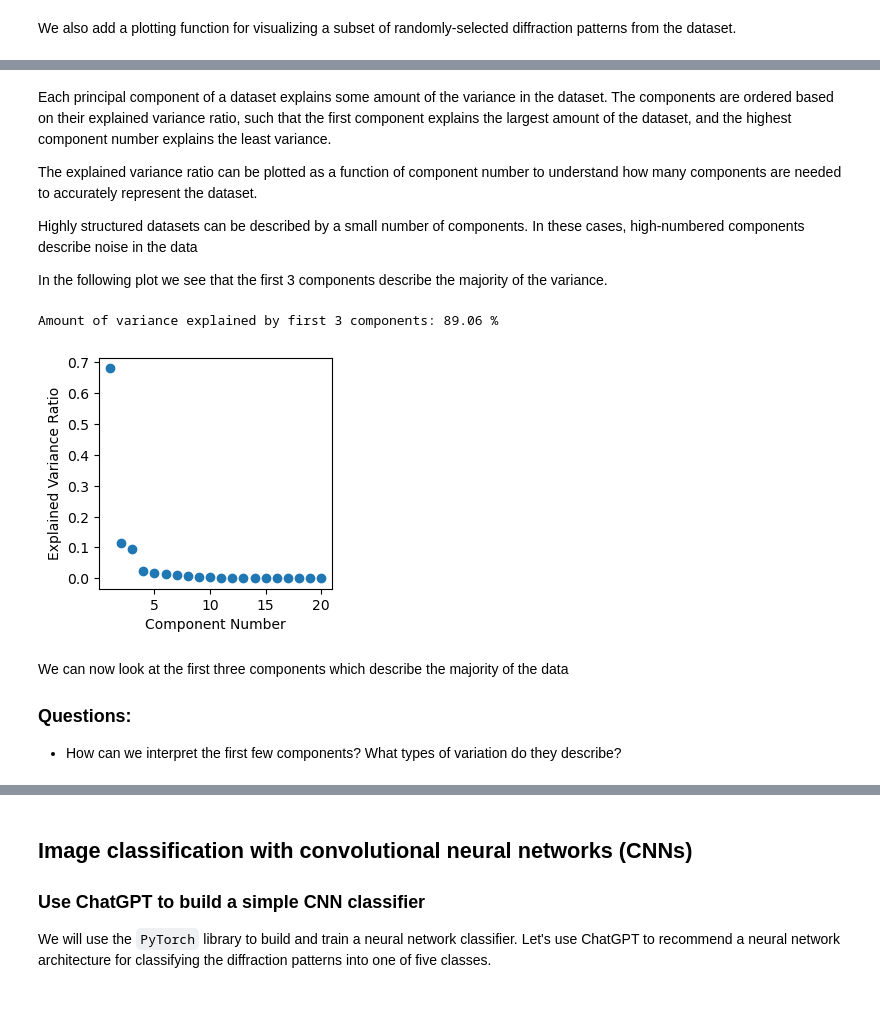
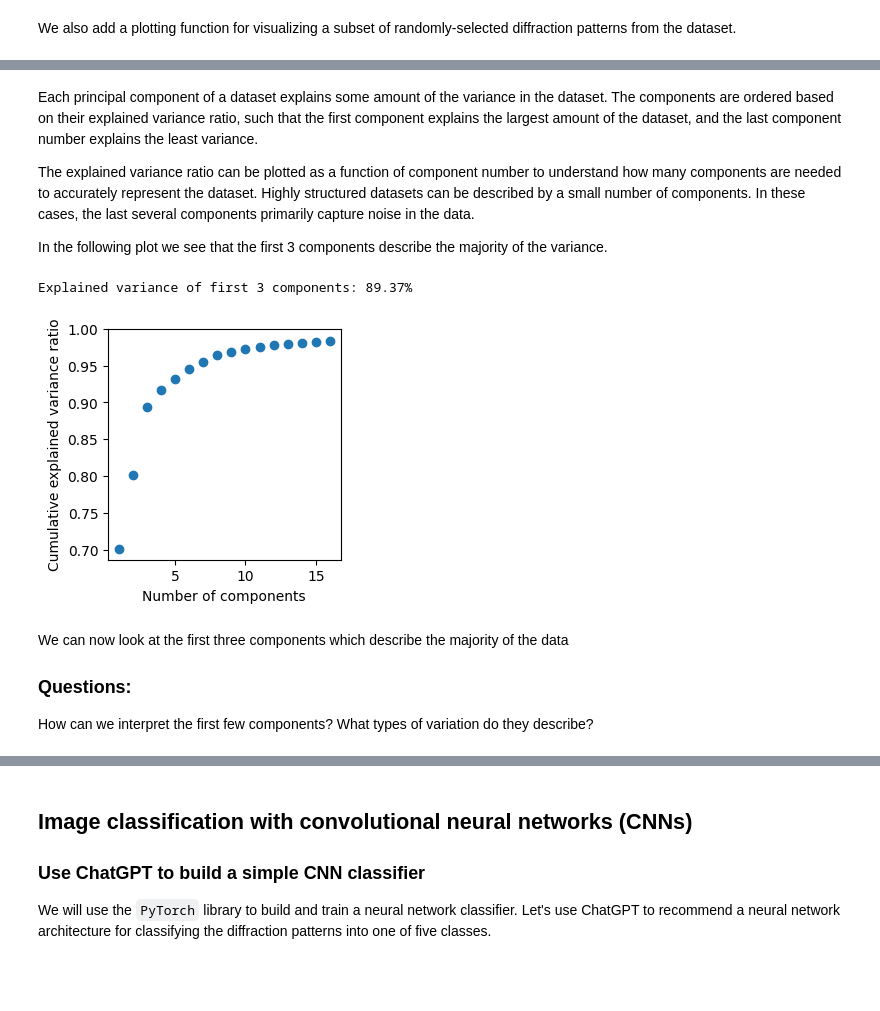
Before and after one commit to ninarina12/NX-School-2023, a Jupyter notebook: AI-ML_Tutorial.ipynb, the cells around one changed output, grey strips where cells are left out. Cells and saved outputs as stored; diff of their text form; code cells hidden in the pictures.

```diff
--- a/AI-ML_Tutorial.ipynb
+++ b/AI-ML_Tutorial.ipynb
@@ -252,36 +254,35 @@ We can start by decomposing the sythetic diffraction dataset using PCA to observ
 from sklearn.decomposition import PCA
 
 # Initiate PCA model with many components
-pca = PCA(n_components=20)
+pca = PCA(n_components=16)
 
-# reshape diffraction data from M X N X N, where M is the number of images and N is the number of pixels to M x N^2 for PCA analysis
-diffs_vector = diffs.reshape(diffs.shape[0],diffs.shape[1]*diffs.shape[2])
+# Flatten diffraction data from N x N images to vectors of length N^2
+diffs_vector = diffs.reshape(num_images, N*N)
 
-# Fit PCA Model to diffraction data
+# Fit PCA model to diffraction data
+# This will be a M x n_components matrix where each row corresponds to the transform of a single diffraction pattern
+# and the columns correspond to coefficients of each principal component
 pca_transform = pca.fit_transform(diffs_vector)
-# this will be a M x n_components matrix where each row corresponds to the transform
-# of a single diffraction pattern, and the columns correspond to coefficients of each principal component
 # %% [markdown]
-Each principal component of a dataset explains some amount of the variance in the dataset.  The components are ordered based on their explained variance ratio, such that the first component explains the largest amount of the dataset, and the highest component number explains the least variance.
+Each principal component of a dataset explains some amount of the variance in the dataset.  The components are ordered based on their explained variance ratio, such that the first component explains the largest amount of the dataset, and the last component number explains the least variance.
 
-The explained variance ratio can be plotted as a function of component number to understand how many components are needed to accurately represent the dataset.
-
-Highly structured datasets can be described by a small number of components.  In these cases, high-numbered components describe noise in the data
+The explained variance ratio can be plotted as a function of component number to understand how many components are needed to accurately represent the dataset. Highly structured datasets can be described by a small number of components. In these cases, the last several components primarily capture noise in the data.
 
 In the following plot we see that the first 3 components describe the majority of the variance.
 # %%
 fig, ax = plt.subplots(figsize=(3,3))
-ax.scatter(np.arange(20)+1,pca.explained_variance_ratio_)
-ax.set_xlabel('Component Number')
-ax.set_ylabel('Explained Variance Ratio')
+ax.scatter(np.arange(pca.n_components_) + 1, np.cumsum(pca.explained_variance_ratio_))
+ax.set_xlabel('Number of components')
+ax.set_ylabel('Cumulative explained variance ratio')
+ax.set_ylim(top=1.)
 
-print('Amount of variance explained by first 3 components: {} %'.format(np.round(np.sum(pca.explained_variance_ratio_[:3]) * 100,2)))
+print('Explained variance of first 3 components: {:.2f}%'.format(np.sum(pca.explained_variance_ratio_[:3]) * 100))
 # %% [output]
-Amount of variance explained by first 3 components: 89.06 %
+Explained variance of first 3 components: 89.37%
-[figure, old version]
+[figure, new version]
 # %% [markdown]
 We can now look at the first three components which describe the majority of the data
 
 ### Questions:
-- How can we interpret the first few components?  What types of variation do they describe?
+How can we interpret the first few components?  What types of variation do they describe?
 # %%
```
Also changed, not shown: parts of 27 cells of this notebook.
